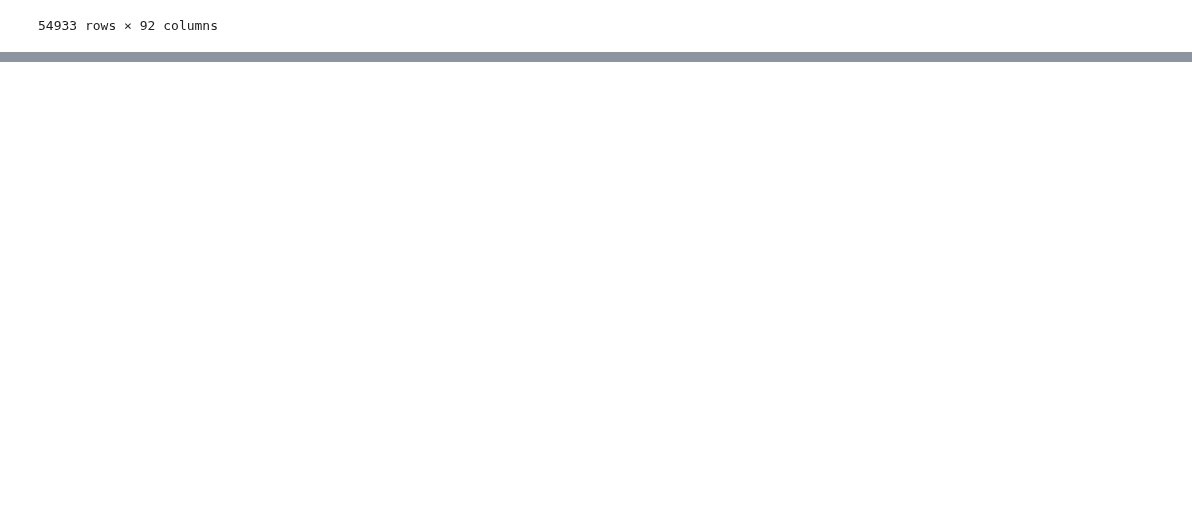
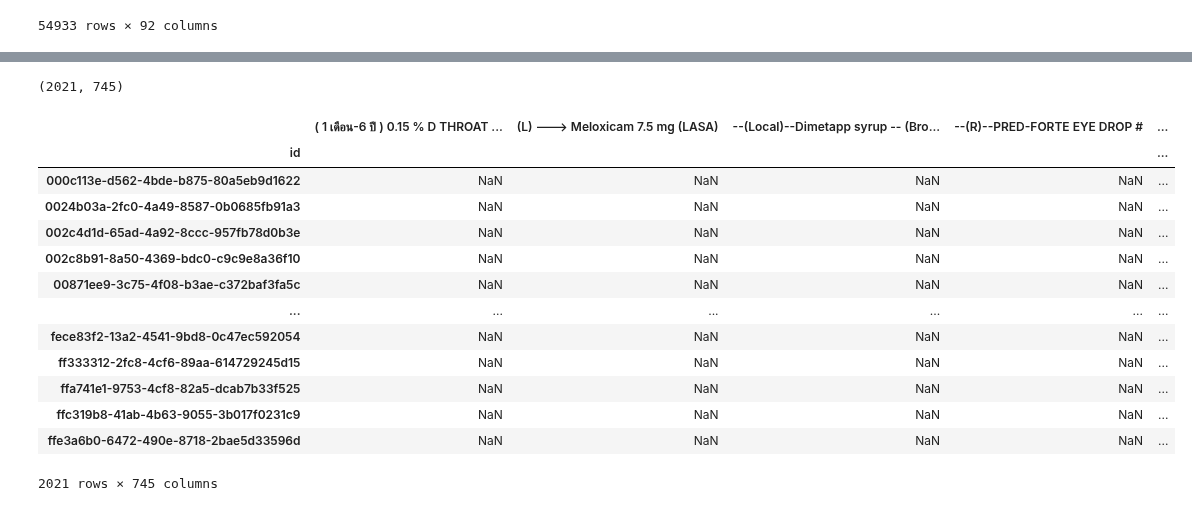
Before and after one commit to nxxk23/AI-Engineer, a Jupyter notebook: fraud.ipynb, the cells around one changed output, grey strips where cells are left out. Saved outputs shown, nothing was run; the diff lists cells and outputs as text; code cells hidden in the pictures; blank space fills up the shorter version.

```diff
--- a/fraud.ipynb
+++ b/fraud.ipynb
@@ -917,0 +387,19 @@ bill_list
+# %%
+print(item_price.shape)
+item_price
+# %% [output]
+(2021, 745)
+|  | ( 1 เดือน-6 ปี ) 0.15 % D THROAT ... | (L) ---> Meloxicam 7.5 mg (LASA) | --(Local)--Dimetapp syrup -- (Bro... | --(R)--PRED-FORTE EYE DROP # | ... |
+| id |  |  |  |  | ... |
+| 000c113e-d562-4bde-b875-80a5eb9d1622 | NaN | NaN | NaN | NaN | ... |
+| 0024b03a-2fc0-4a49-8587-0b0685fb91a3 | NaN | NaN | NaN | NaN | ... |
+| 002c4d1d-65ad-4a92-8ccc-957fb78d0b3e | NaN | NaN | NaN | NaN | ... |
+| 002c8b91-8a50-4369-bdc0-c9c9e8a36f10 | NaN | NaN | NaN | NaN | ... |
+| 00871ee9-3c75-4f08-b3ae-c372baf3fa5c | NaN | NaN | NaN | NaN | ... |
+| ... | ... | ... | ... | ... | ... |
+| fece83f2-13a2-4541-9bd8-0c47ec592054 | NaN | NaN | NaN | NaN | ... |
+| ff333312-2fc8-4cf6-89aa-614729245d15 | NaN | NaN | NaN | NaN | ... |
+| ffa741e1-9753-4cf8-82a5-dcab7b33f525 | NaN | NaN | NaN | NaN | ... |
+| ffc319b8-41ab-4b63-9055-3b017f0231c9 | NaN | NaN | NaN | NaN | ... |
+| ffe3a6b0-6472-490e-8718-2bae5d33596d | NaN | NaN | NaN | NaN | ... |
+2021 rows × 745 columns
```
Also changed, not shown: parts of 90 cells of this notebook.
